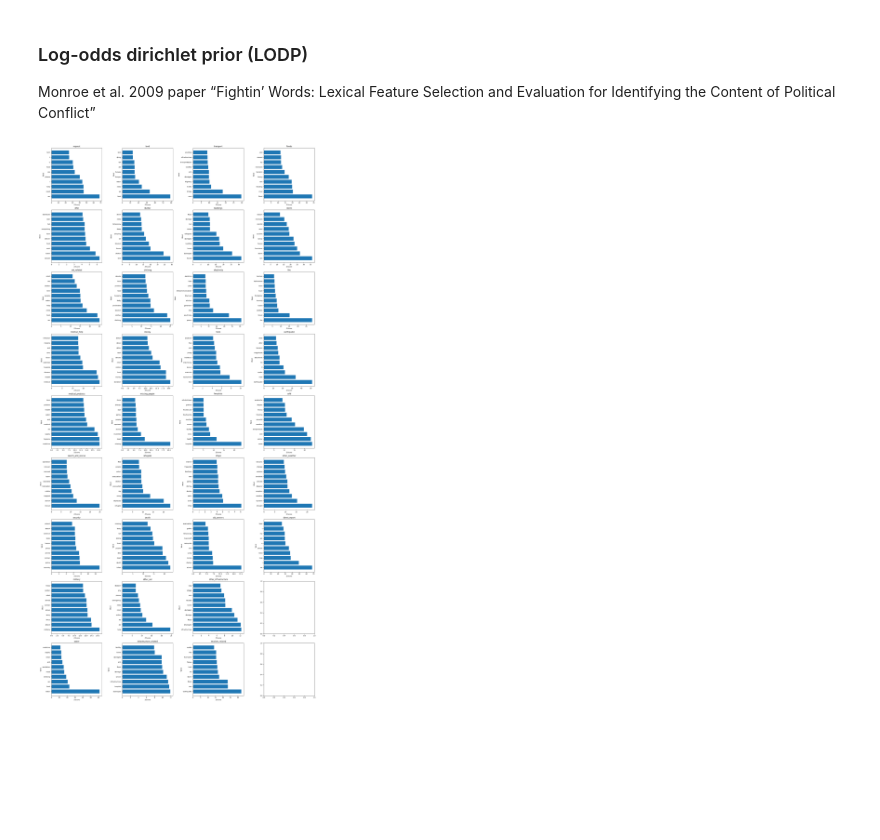
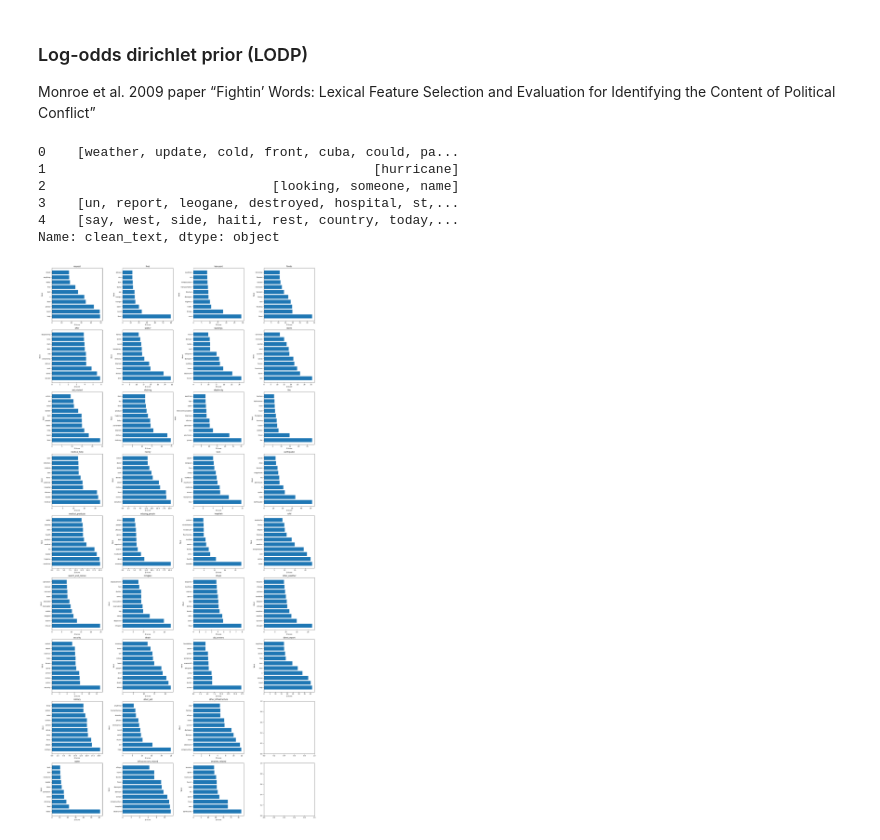
Before and after one commit to littlemicrowave/NLP-disaster-messages, a Jupyter notebook: Keyword_analysis.ipynb, the cells around one changed output. Drawn from its saved outputs; the diff is of its cells as text; code cells hidden in the pictures; blank space fills up the shorter version.

```diff
--- a/Keyword_analysis.ipynb
+++ b/Keyword_analysis.ipynb
@@ -84,17 +86,31 @@ keywords_scores = keywords(bow_matrix, label_cols[1:], 80, 10)
 ### Log-odds dirichlet prior (LODP)
 
 Monroe et al. 2009 paper “Fightin’ Words: Lexical Feature Selection and Evaluation for Identifying the Content of Political Conflict”
+# %%
+df, label_cols = prep.load_dataset("data/dataset.pkl")
+df["clean_text"] = df["message"].apply(partial(prep.text_preprocessor, lemmatize =True, remove_stopwords = True, join = False))
+display(df["clean_text"].head(5))
+# %% [output]
+0    [weather, update, cold, front, cuba, could, pa...
+1                                          [hurricane]
+2                             [looking, someone, name]
+3    [un, report, leogane, destroyed, hospital, st,...
+4    [say, west, side, haiti, rest, country, today,...
+Name: clean_text, dtype: object
 # %%
 from nltk import FreqDist
-
-def create_corpus(sentence_list):
+def tokenize_corpus(sentence_list):
     words = []
     for sent in sentence_list:
-        words.extend(sent.split(" "))
+        if isinstance(sent, str):
+            words.extend(sent.split(" "))
+        else:
+            words.extend(sent)
     return words
 
+#can be optimized with count vectorizer as the Chi2 based keyword extraction, but I am too lazy, and corpus not that big
 def log_odds_ratio_informative_dirichlet_prior(df, labels, alpha=0.01, plot_top = 10, min_f = 5):
-    prior = FreqDist(create_corpus(df["clean_text"]))
+    prior = FreqDist(tokenize_corpus(df["clean_text"]))
     vocab = []
     prior_counts = []
 
@@ -110,42 +126,53 @@ def log_odds_ratio_informative_dirichlet_prior(df, labels, alpha=0.01, plot_top
     z_scores = {}
     for label in labels:
         local_count = np.zeros(n_terms)
-        fd = FreqDist(create_corpus(df.loc[df[label] == 1, "clean_text"]))
+        counts_o = np.zeros(n_terms)
+
+        local_inds = (df[label] == 1) & (df["related"] == 1)
+        o_inds = (df[label] == 0) & (df["related"] == 1)
+
+        fd = FreqDist(tokenize_corpus(df.loc[local_inds, "clean_text"]))
+        fd_o = FreqDist(tokenize_corpus(df.loc[o_inds, "clean_text"]))
+
         for t, c in fd.items():
             if t in term_indices:
                 local_count[term_indices[t]] = c
-        counts_o = prior_counts - local_count
+
+        for t, c in fd_o.items():
+            if t in term_indices:
+                counts_o[term_indices[t]] = c
+
 
         local_count += alpha * prior_counts
         counts_o += alpha * prior_counts
 
-        log_odds = np.log(local_count) - np.log(local_count.sum()) - np.log(counts_o) + np.log((counts_o).sum())
+        log_odds = np.log(local_count) - np.log(local_count.sum() - local_count) - np.log(counts_o) + np.log(counts_o.sum() - counts_o)
         variance = 1 / local_count + 1 / counts_o
         z = log_odds / np.sqrt(variance)
         z_scores[label] = z
 
     if plot_top:
         plt.rcParams["font.size"] = 8
         fig, ax = plt.subplots(9, 4)
         fig.set_size_inches(20, 40)
         index_to_term = {i: t for t, i in term_indices.items()}
         r, c = 0, 0
         for label in labels:
             inds = np.argsort(z_scores[label])[::-1][:plot_top]
             terms = [index_to_term[i] for i in inds]
             ax[r, c].barh(terms, width=z_scores[label][inds])
             ax[r, c].set_title(label)
             ax[r, c].set_xlabel("Z-Score")
             ax[r, c].set_ylabel("Word")
             r += 1
             if r == 9:
                 r = 0
                 c += 1
         plt.tight_layout()
         plt.show()
 
     return z_scores, term_indices
 
 scores, term_inds = log_odds_ratio_informative_dirichlet_prior(df, label_cols[1:])
 # %% [output]
-[figure, old version]
+[figure, new version]
```
Also changed, not shown: parts of 9 cells of this notebook, 1 other file.
